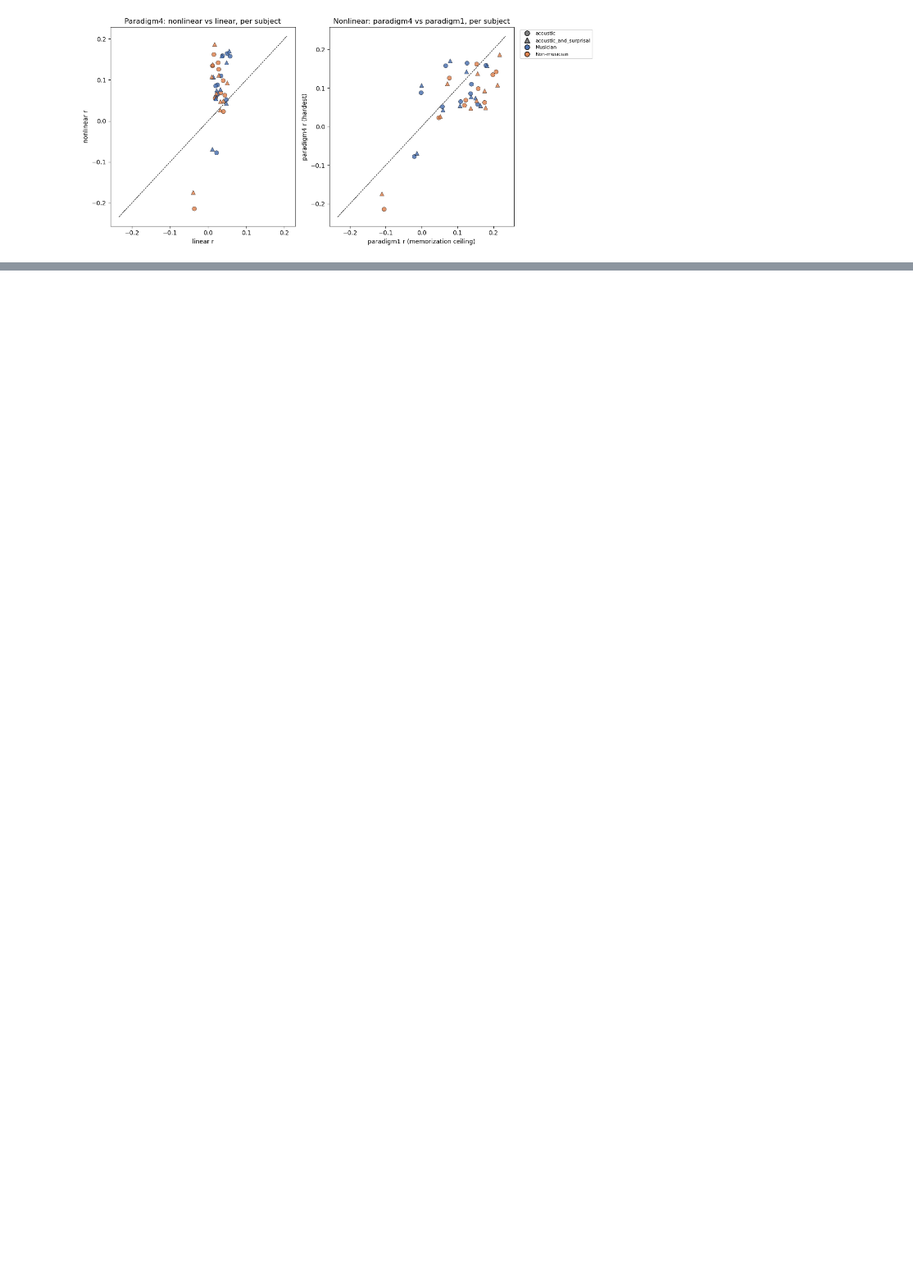
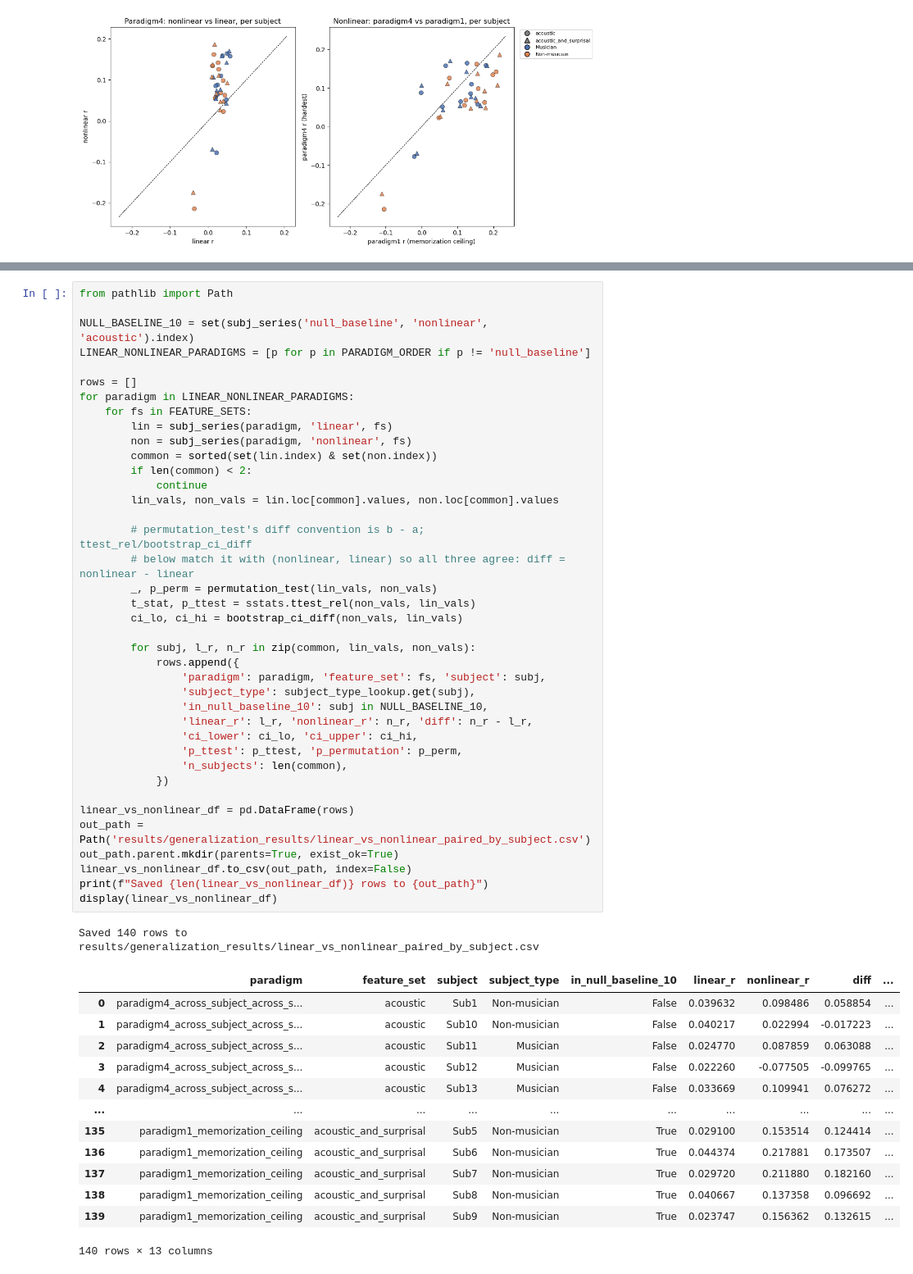
Before and after one commit to pereiraa10/SigMA-IDyOMpy, a Jupyter notebook: TRF/experiments/generalization_holdout_review.ipynb, the cells around one changed output, grey strips where cells are left out. Shown at 82% size. Saved outputs shown, nothing was run; the diff lists cells and outputs as text; blank space fills up the shorter version.

Commit message:
adding further paired statistical testing

```diff
--- a/TRF/experiments/generalization_holdout_review.ipynb
+++ b/TRF/experiments/generalization_holdout_review.ipynb
@@ -687,3 +701,57 @@ plt.show()
+# %%
+from pathlib import Path
+
+NULL_BASELINE_10 = set(subj_series('null_baseline', 'nonlinear', 'acoustic').index)
+LINEAR_NONLINEAR_PARADIGMS = [p for p in PARADIGM_ORDER if p != 'null_baseline']
+
+rows = []
+for paradigm in LINEAR_NONLINEAR_PARADIGMS:
+    for fs in FEATURE_SETS:
+        lin = subj_series(paradigm, 'linear', fs)
+        non = subj_series(paradigm, 'nonlinear', fs)
+        common = sorted(set(lin.index) & set(non.index))
+        if len(common) < 2:
+            continue
+        lin_vals, non_vals = lin.loc[common].values, non.loc[common].values
+
+        # permutation_test's diff convention is b - a; ttest_rel/bootstrap_ci_diff
+        # below match it with (nonlinear, linear) so all three agree: diff = nonlinear - linear
+        _, p_perm = permutation_test(lin_vals, non_vals)
+        t_stat, p_ttest = sstats.ttest_rel(non_vals, lin_vals)
+        ci_lo, ci_hi = bootstrap_ci_diff(non_vals, lin_vals)
+
+        for subj, l_r, n_r in zip(common, lin_vals, non_vals):
+            rows.append({
+                'paradigm': paradigm, 'feature_set': fs, 'subject': subj,
+                'subject_type': subject_type_lookup.get(subj),
+                'in_null_baseline_10': subj in NULL_BASELINE_10,
+                'linear_r': l_r, 'nonlinear_r': n_r, 'diff': n_r - l_r,
+                'ci_lower': ci_lo, 'ci_upper': ci_hi,
+                'p_ttest': p_ttest, 'p_permutation': p_perm,
+                'n_subjects': len(common),
+            })
+
+linear_vs_nonlinear_df = pd.DataFrame(rows)
+out_path = Path('results/generalization_results/linear_vs_nonlinear_paired_by_subject.csv')
+out_path.parent.mkdir(parents=True, exist_ok=True)
+linear_vs_nonlinear_df.to_csv(out_path, index=False)
+print(f"Saved {len(linear_vs_nonlinear_df)} rows to {out_path}")
+display(linear_vs_nonlinear_df)
+# %% [output]
+Saved 140 rows to results/generalization_results/linear_vs_nonlinear_paired_by_subject.csv
+|  | paradigm | feature_set | subject | subject_type | in_null_baseline_10 | linear_r | nonlinear_r | diff | ... |
+| 0 | paradigm4_across_subject_across_s... | acoustic | Sub1 | Non-musician | False | 0.039632 | 0.098486 | 0.058854 | ... |
+| 1 | paradigm4_across_subject_across_s... | acoustic | Sub10 | Non-musician | False | 0.040217 | 0.022994 | -0.017223 | ... |
+| 2 | paradigm4_across_subject_across_s... | acoustic | Sub11 | Musician | False | 0.024770 | 0.087859 | 0.063088 | ... |
+| 3 | paradigm4_across_subject_across_s... | acoustic | Sub12 | Musician | False | 0.022260 | -0.077505 | -0.099765 | ... |
+| 4 | paradigm4_across_subject_across_s... | acoustic | Sub13 | Musician | False | 0.033669 | 0.109941 | 0.076272 | ... |
+| ... | ... | ... | ... | ... | ... | ... | ... | ... | ... |
+| 135 | paradigm1_memorization_ceiling | acoustic_and_surprisal | Sub5 | Non-musician | True | 0.029100 | 0.153514 | 0.124414 | ... |
+| 136 | paradigm1_memorization_ceiling | acoustic_and_surprisal | Sub6 | Non-musician | True | 0.044374 | 0.217881 | 0.173507 | ... |
+| 137 | paradigm1_memorization_ceiling | acoustic_and_surprisal | Sub7 | Non-musician | True | 0.029720 | 0.211880 | 0.182160 | ... |
+| 138 | paradigm1_memorization_ceiling | acoustic_and_surprisal | Sub8 | Non-musician | True | 0.040667 | 0.137358 | 0.096692 | ... |
+| 139 | paradigm1_memorization_ceiling | acoustic_and_surprisal | Sub9 | Non-musician | True | 0.023747 | 0.156362 | 0.132615 | ... |
+140 rows × 13 columns
 # %% [markdown]
 ### Where next, depending on what the variance decomposition / ICC actually show
 
```
Also changed, not shown: parts of 5 cells of this notebook, 1 other file.
